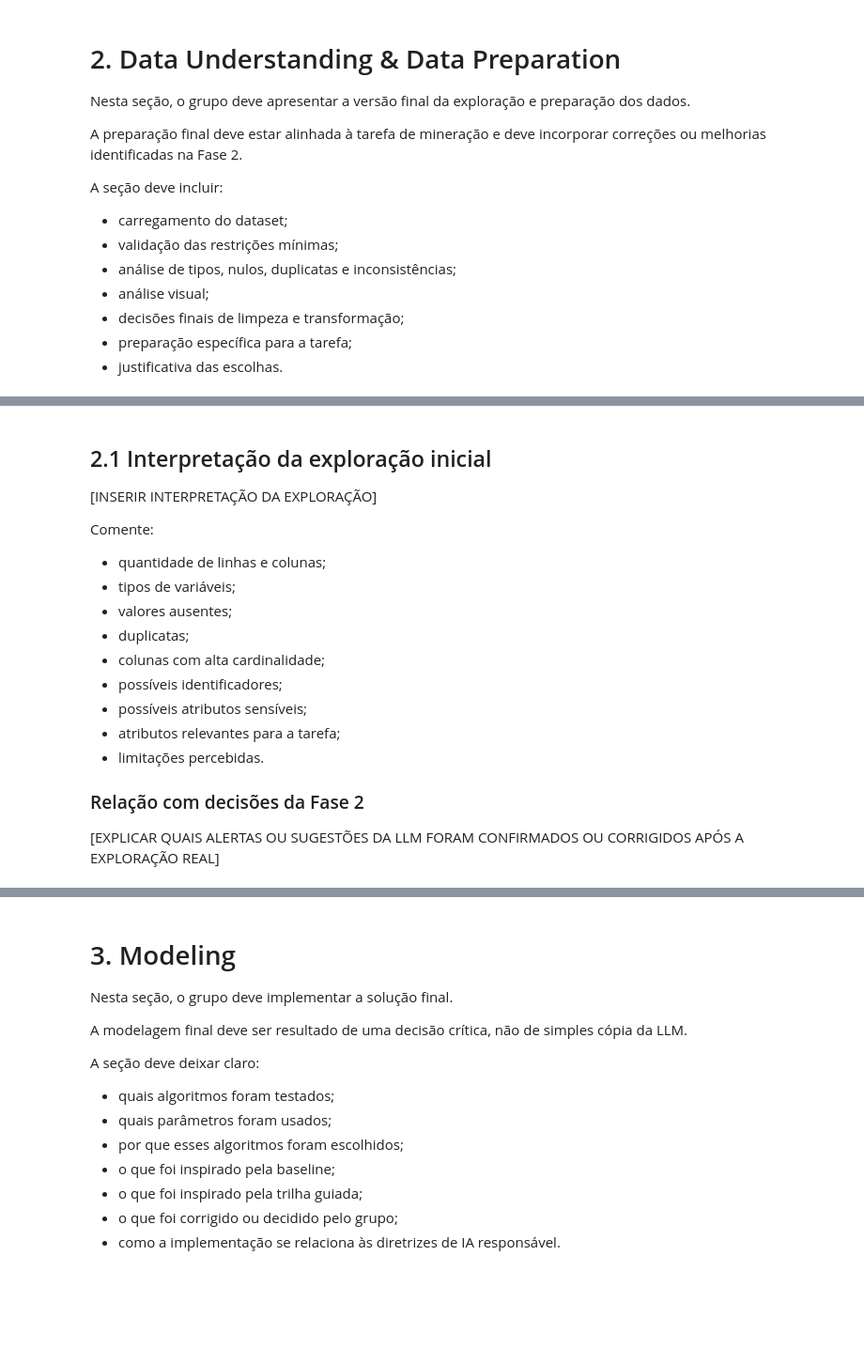
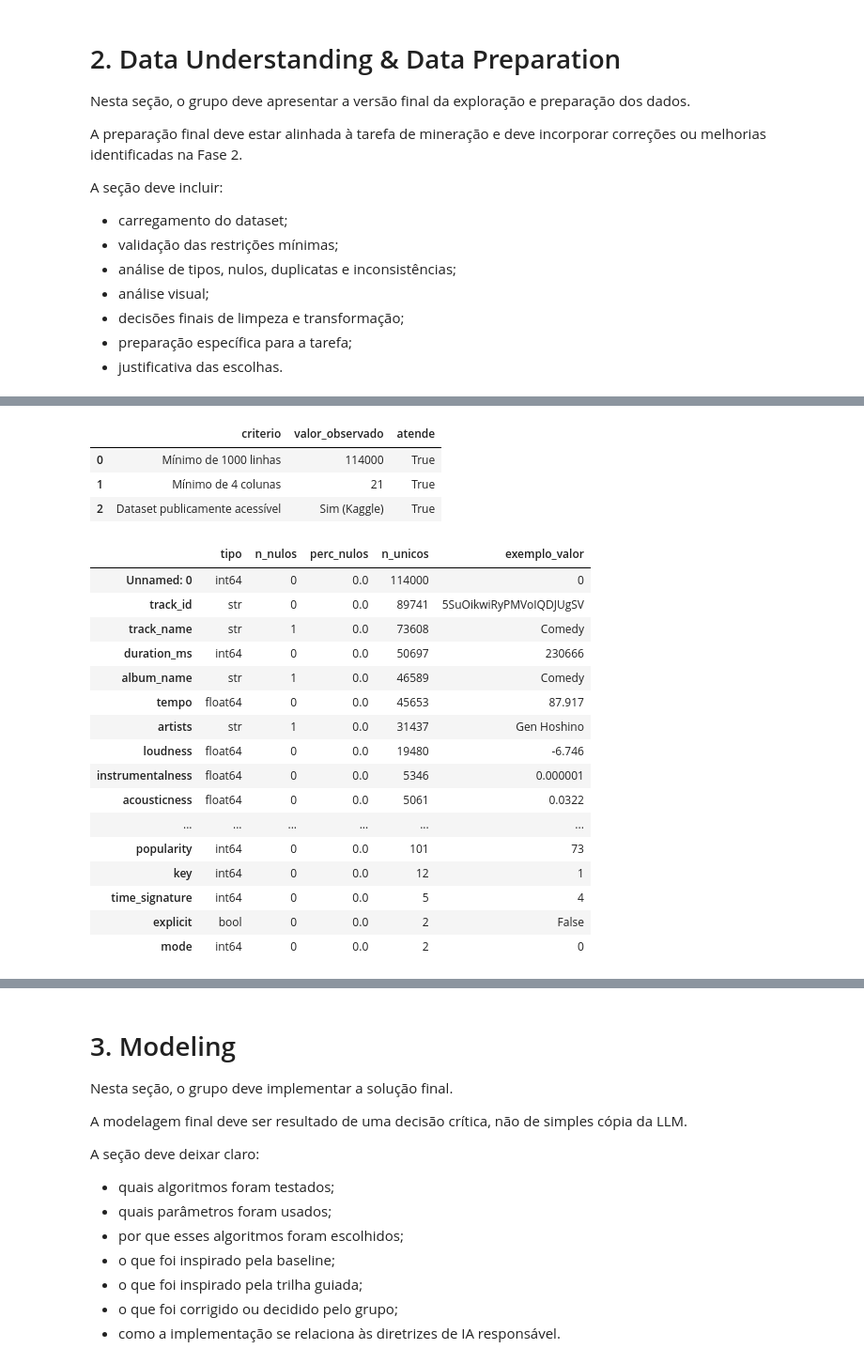
Before and after one commit to carolinabarcellos/TP-2-Mineracao, a Jupyter notebook: TP2_Fase3_Grupo1.ipynb, the cells around one changed output, grey strips where cells are left out. Shown at 94% size. Cells and saved outputs as stored; diff of their text form; code cells hidden in the pictures; blank space fills up the shorter version.

```diff
--- a/TP2_Fase3_Grupo1.ipynb
+++ b/TP2_Fase3_Grupo1.ipynb
@@ -357,53 +372,56 @@ def verificar_restricoes_dataset(df: pd.DataFrame) -> pd.DataFrame:
         },
         {
             "criterio": "Dataset publicamente acessível",
-            "valor_observado": "[PREENCHER NO TEXTO]",
-            "atende": "[PREENCHER]"
+            "valor_observado": "Sim (Kaggle)",
+            "atende": "True"
         }
     ])
 
     return validacao
 
 # Exemplo de uso:
-# display(verificar_restricoes_dataset(df))
+display(verificar_restricoes_dataset(df))
+# %% [output]
+|  | criterio | valor_observado | atende |
+| 0 | Mínimo de 1000 linhas | 114000 | True |
+| 1 | Mínimo de 4 colunas | 21 | True |
+| 2 | Dataset publicamente acessível | Sim (Kaggle) | True |
 # %%
 # Resumo estrutural do dataset
 
 def resumo_estrutural(df: pd.DataFrame) -> pd.DataFrame:
     if df is None:
         print("Dataset não carregado.")
         return pd.DataFrame()
 
     resumo = pd.DataFrame({
         "tipo": df.dtypes.astype(str),
         "n_nulos": df.isna().sum(),
         "perc_nulos": (df.isna().mean() * 100).round(2),
         "n_unicos": df.nunique(dropna=True),
         "exemplo_valor": df.apply(lambda col: col.dropna().iloc[0] if col.dropna().shape[0] > 0 else np.nan)
     })
 
     return resumo.sort_values(by=["perc_nulos", "n_unicos"], ascending=[False, False])
 
 # Exemplo de uso:
-# resumo = resumo_estrutural(df)
-# display(resumo)
+resumo = resumo_estrutural(df)
+display(resumo)
+# %% [output]
+|  | tipo | n_nulos | perc_nulos | n_unicos | exemplo_valor |
+| Unnamed: 0 | int64 | 0 | 0.0 | 114000 | 0 |
+| track_id | str | 0 | 0.0 | 89741 | 5SuOikwiRyPMVoIQDJUgSV |
+| track_name | str | 1 | 0.0 | 73608 | Comedy |
+| duration_ms | int64 | 0 | 0.0 | 50697 | 230666 |
+| album_name | str | 1 | 0.0 | 46589 | Comedy |
+| tempo | float64 | 0 | 0.0 | 45653 | 87.917 |
+| artists | str | 1 | 0.0 | 31437 | Gen Hoshino |
+| loudness | float64 | 0 | 0.0 | 19480 | -6.746 |
+| instrumentalness | float64 | 0 | 0.0 | 5346 | 0.000001 |
+| acousticness | float64 | 0 | 0.0 | 5061 | 0.0322 |
+| ... | ... | ... | ... | ... | ... |
+| popularity | int64 | 0 | 0.0 | 101 | 73 |
+| key | int64 | 0 | 0.0 | 12 | 1 |
+| time_signature | int64 | 0 | 0.0 | 5 | 4 |
+| explicit | bool | 0 | 0.0 | 2 | False |
+| mode | int64 | 0 | 0.0 | 2 | 0 |
-# %% [markdown]
-## 2.1 Interpretação da exploração inicial
-
-[INSERIR INTERPRETAÇÃO DA EXPLORAÇÃO]
-
-Comente:
-
-- quantidade de linhas e colunas;
-- tipos de variáveis;
-- valores ausentes;
-- duplicatas;
-- colunas com alta cardinalidade;
-- possíveis identificadores;
-- possíveis atributos sensíveis;
-- atributos relevantes para a tarefa;
-- limitações percebidas.
-
-### Relação com decisões da Fase 2
-
-[EXPLICAR QUAIS ALERTAS OU SUGESTÕES DA LLM FORAM CONFIRMADOS OU CORRIGIDOS APÓS A EXPLORAÇÃO REAL]
```
Also changed, not shown: parts of 14 cells of this notebook.
